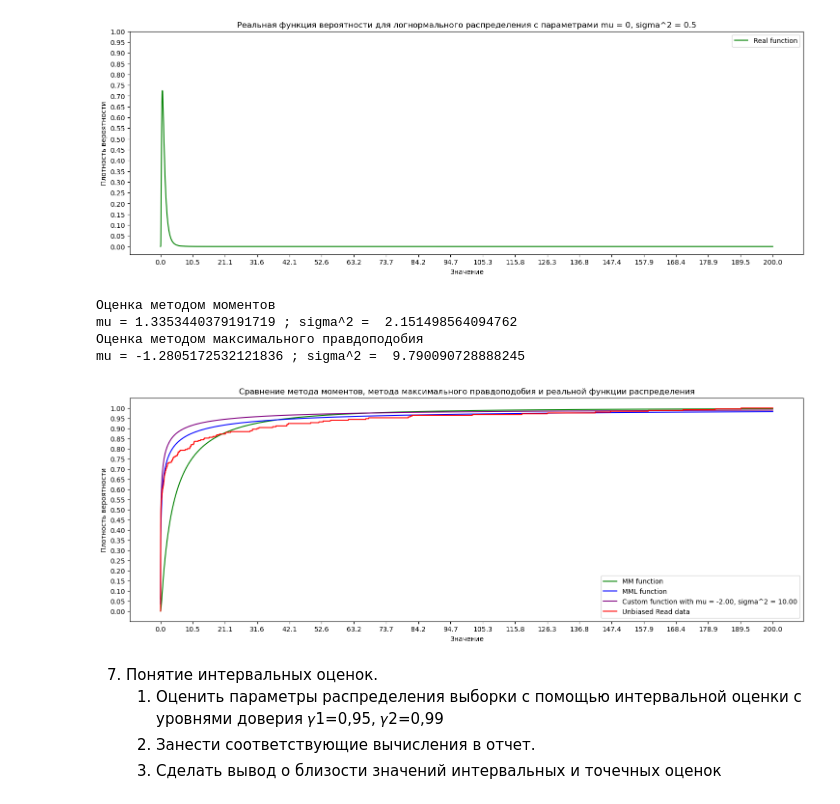
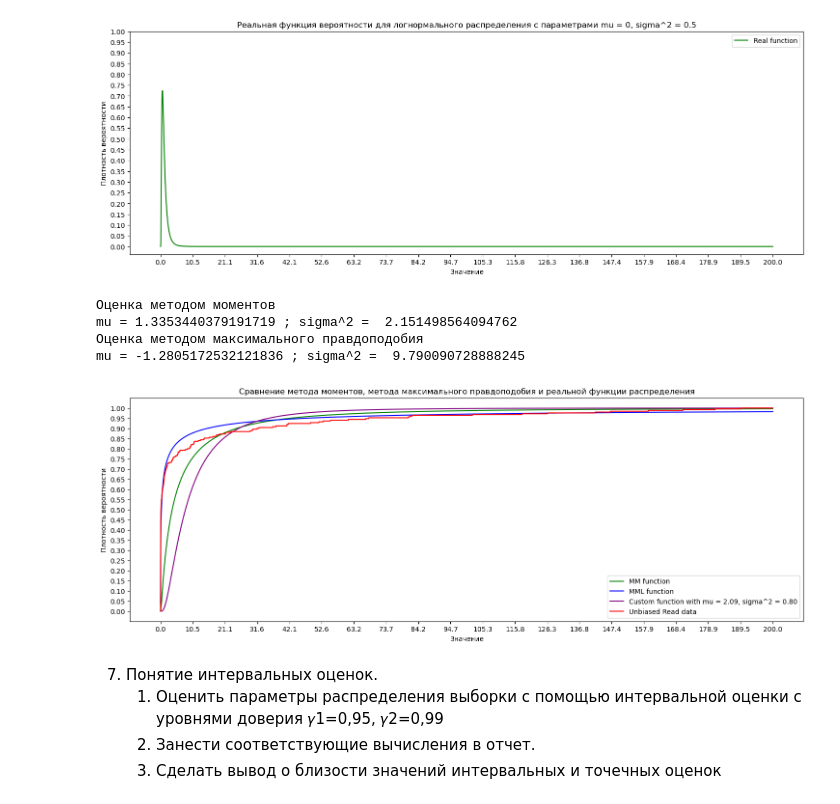
Before and after one commit to Numillyash/matstat-coursework, a Jupyter notebook: lognorm.ipynb, the cells around one changed output. Saved outputs shown, nothing was run; the diff lists cells and outputs as text; code cells hidden in the pictures.

```diff
--- a/lognorm.ipynb
+++ b/lognorm.ipynb
@@ -536,36 +536,39 @@ classedUnbiasedData.maximumRightnessMethod()
 
 # custom_mu = 2.0944769386273117
 # custom_sigma_square = 0.7957592366278147
 
-custom_mu = -2
-custom_sigma_square = 10
+# custom_mu = -2
+# custom_sigma_square = 10
+
+custom_mu = 2.0944769386273117
+custom_sigma_square = 0.8
 
 Y_mm = [F_real(x, classedUnbiasedData.mu_momentMethod, classedUnbiasedData.sigmaSquare_momentMethod) for x in X]
 Y_mml = [F_real(x, classedUnbiasedData.mu_maximumRightnessMethod, classedUnbiasedData.sigmaSquare_maximumRightnessMethod) for x in X]
 Y_real3 = [F_real(x, custom_mu, custom_sigma_square) for x in X]
 Y_read = [f_hat(a, our_data) for a in X]
 
 fig, ax = plt.subplots(figsize=(18, 6))
 ax.plot(X, Y_mm, color='green', label=f'MM function')
 ax.plot(X, Y_mml, color='blue', label=f'MML function')
 ax.plot(X, Y_real3, color='purple', label=f'Custom function with mu = {custom_mu:0.2f}, sigma^2 = {custom_sigma_square:0.2f}')
 ax.plot(X, Y_read, color='red', label=f'{our_data.dataName}')
 # Настройка внешнего вида графика
 ax.set_xlabel('Значение')
 ax.set_ylabel('Плотность вероятности')
 ax.set_title(f'Сравнение метода моментов, метода максимального правдоподобия и реальной функции распределения')
 ax.set_xticks(xt)
 ax.set_yticks(yt)
 ax.legend()
 
 # Вывод графика на экран
 plt.show()
 # %% [output]
 Оценка методом моментов
 mu = 1.3353440379191719 ; sigma^2 =  2.151498564094762
 Оценка методом максимального правдоподобия
 mu = -1.2805172532121836 ; sigma^2 =  9.790090728888245
-[figure, old version]
+[figure, new version]
 # %% [markdown]
 7. Понятие интервальных оценок.
     1. Оценить  параметры  распределения  выборки  с  помощью  интервальной  оценки  с уровнями доверия 𝛾1=0,95, 𝛾2=0,99
```
Also changed, not shown: parts of 2 cells of this notebook.
